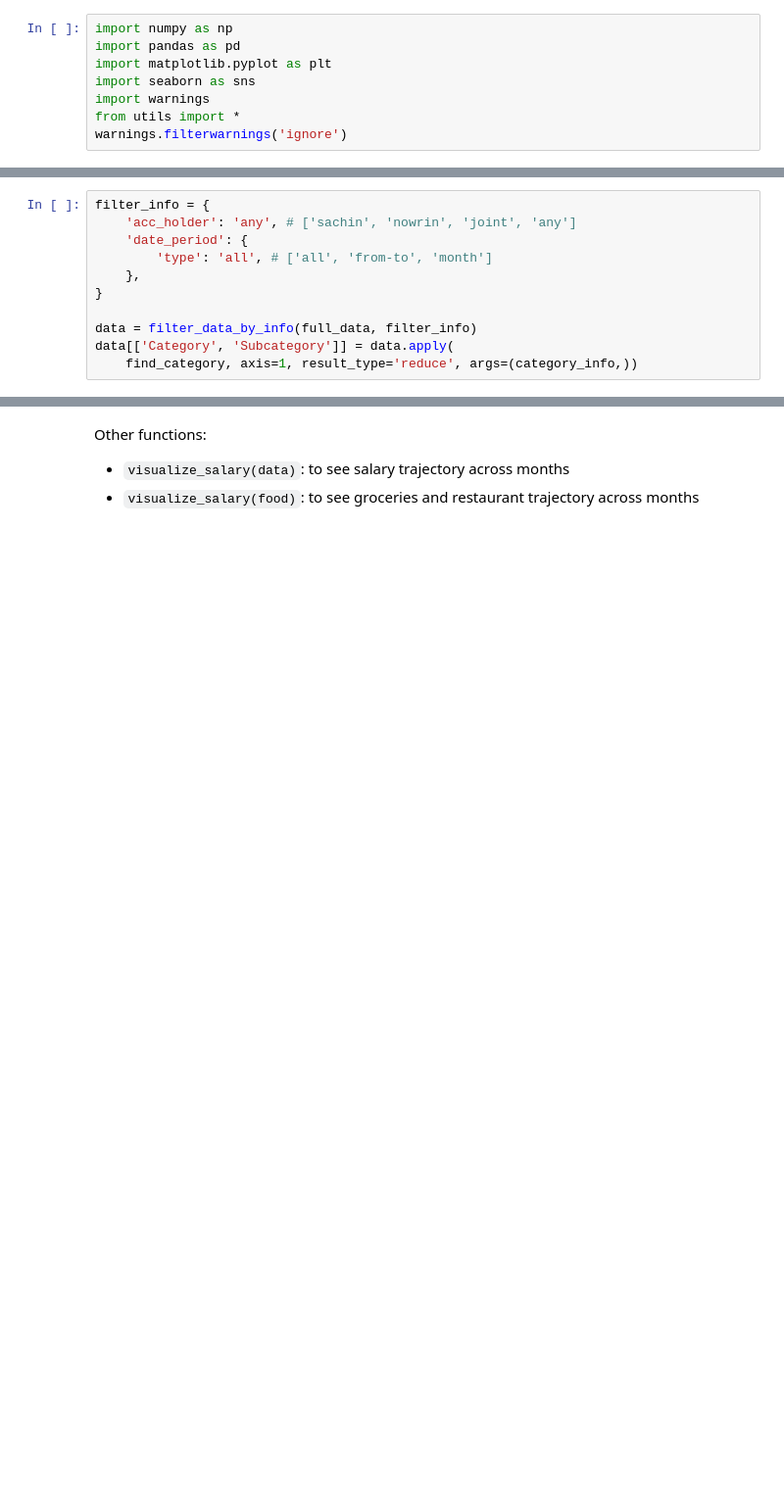
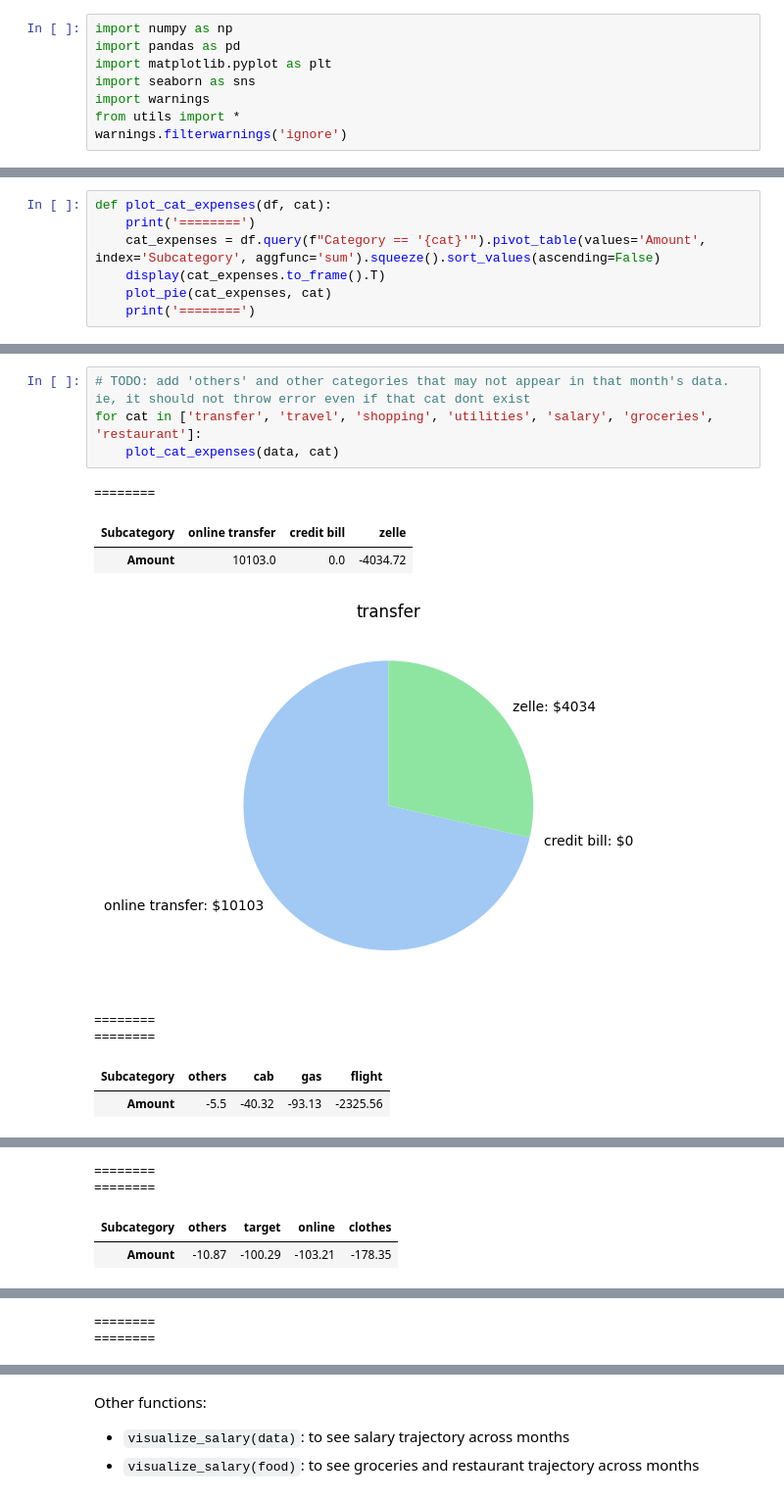
Before and after one commit to sachinksalim/personal_finance, a Jupyter notebook: analyse_data_usa.ipynb, the cells around one changed output, grey strips where cells are left out. Shown: that part at 98% size. Cells and saved outputs as stored; diff of their text form; blank space fills up the shorter version.

```diff
--- a/analyse_data_usa.ipynb
+++ b/analyse_data_usa.ipynb
@@ -56,2 +28,9 @@ def describe_pie(df):
+# %%
+def plot_cat_expenses(df, cat):
+    print('========')
+    cat_expenses = df.query(f"Category == '{cat}'").pivot_table(values='Amount', index='Subcategory', aggfunc='sum').squeeze().sort_values(ascending=False)
+    display(cat_expenses.to_frame().T)
+    plot_pie(cat_expenses, cat)
+    print('========')
 # %%
 all_expenses = data.pivot_table(values='Amount', index='Category', aggfunc='sum').squeeze().sort_values(ascending=False)
@@ -66,11 +43,0 @@ describe_pie(restaurant_expenses)
-# %%
-filter_info = {
-    'acc_holder': 'any', # ['sachin', 'nowrin', 'joint', 'any']
-    'date_period': {
-        'type': 'all', # ['all', 'from-to', 'month']
-    },
-}
-
-data = filter_data_by_info(full_data, filter_info)
-data[['Category', 'Subcategory']] = data.apply(
-    find_category, axis=1, result_type='reduce', args=(category_info,))
@@ -103,0 +129,13 @@ visualize_gas(data)
+# %%
+# TODO: add 'others' and other categories that may not appear in that month's data. ie, it should not throw error even if that cat dont exist
+for cat in ['transfer', 'travel', 'shopping', 'utilities', 'salary', 'groceries', 'restaurant']:
+    plot_cat_expenses(data, cat)
+# %% [output]
+========
+| Subcategory | online transfer | credit bill | zelle |
+| Amount | 10103.0 | 0.0 | -4034.72 |
+[figure, added]
+========
+========
+| Subcategory | others | cab | gas | flight |
+| Amount | -5.5 | -40.32 | -93.13 | -2325.56 |
@@ -103,0 +143,4 @@ visualize_gas(data)
+========
+========
+| Subcategory | others | target | online | clothes |
+| Amount | -10.87 | -100.29 | -103.21 | -178.35 |
@@ -103,0 +148,2 @@ visualize_gas(data)
+========
+========
```
Also changed, not shown: parts of 21 cells of this notebook, 15 other files.
